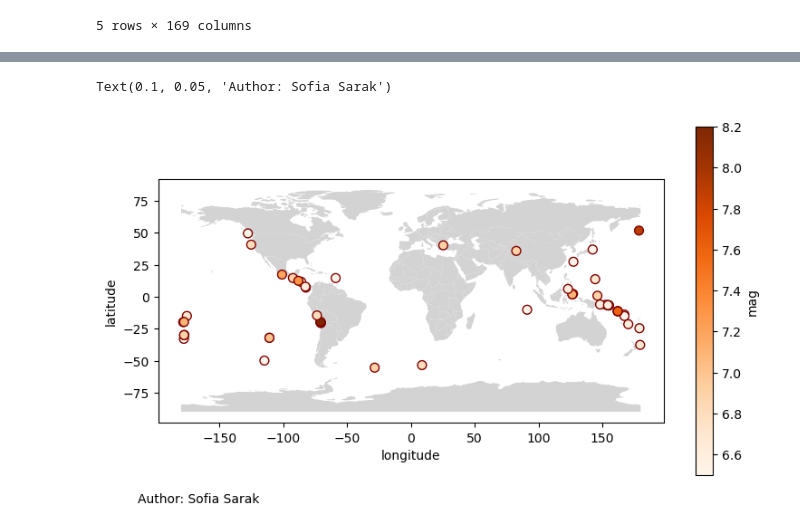
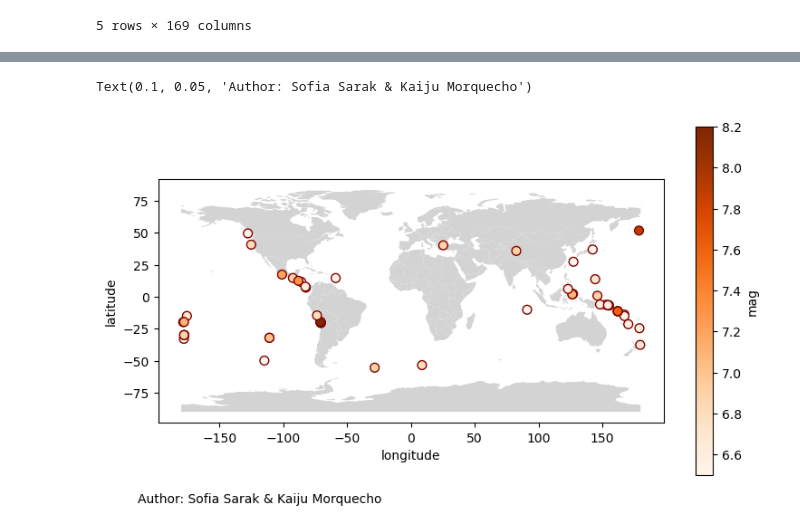
Before and after one commit to sofiasarak/earthquake-branching, a Jupyter notebook: section-5-earthquakes.ipynb, the cells around one changed output, grey strips where cells are left out. Cells and saved outputs as stored; diff of their text form; code cells hidden in the pictures.

Commit message:
add partner 2 name to authors listed for plot

```diff
--- a/section-5-earthquakes.ipynb
+++ b/section-5-earthquakes.ipynb
@@ -45,22 +47,22 @@ plot_data.head()
 # %%
 import matplotlib.pyplot as plt
 
 fig, ax = plt.subplots(figsize=(9,5))
 
 countries.plot(ax = ax,
                color = 'lightgray')
 
 plot_data.plot(ax=ax,
               kind = 'scatter',
               column = 'mag',
               x = 'longitude',
               y = 'latitude',
               c = 'mag',
               cmap = 'Oranges',
               s = 50,
               edgecolors = "maroon")
 
-plt.figtext(0.1, .05, "Author: Sofia Sarak")
+plt.figtext(0.1, .05, "Author: Sofia Sarak & Kaiju Morquecho")
 # %% [output]
-Text(0.1, 0.05, 'Author: Sofia Sarak')
+Text(0.1, 0.05, 'Author: Sofia Sarak & Kaiju Morquecho')
-[figure, old version]
+[figure, new version]
```
Also changed, not shown: parts of 1 cell of this notebook.
